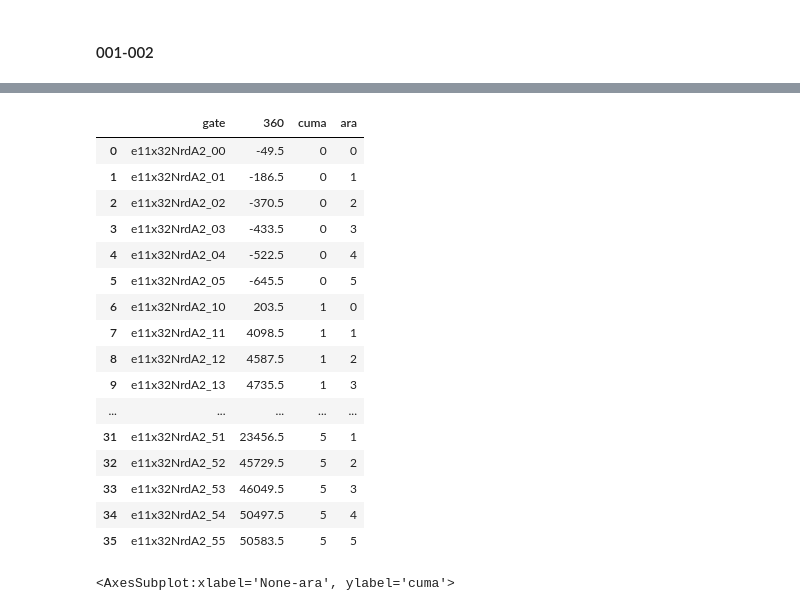
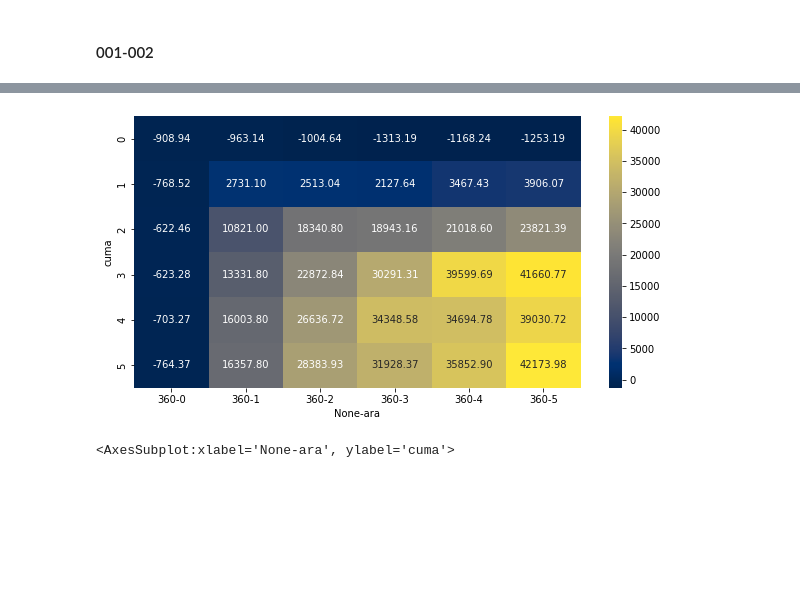
Before and after one commit to rmardian/intein-based-circuits, a Jupyter notebook: Data Preprocessing - AND Gates Characterization.ipynb, the cells around one changed output, grey strips where cells are left out. Drawn from its saved outputs; the diff is of its cells as text; code cells hidden in the pictures; blank space fills up the shorter version.

```diff
--- a/Data Preprocessing - AND Gates Characterization.ipynb
+++ b/Data Preprocessing - AND Gates Characterization.ipynb
@@ -65,18 +65,18 @@ def generate_data(df, name, h=24, m=0, num_data=4, start_idx=3, col='short_name'
         datas.append(data)
     return datas
 
-def get_blank_corrected(data, blanks):
+def get_blank_corrected(data):
 
-    blank_avg = data[blanks].mean(axis=1)
-    return data.sub(blank_avg, axis=0)
+    blank_corrected = data.sub(data[filter(lambda x: x.startswith('blank'), data.columns)].mean(axis=1), axis=0)
+    return blank_corrected.drop(filter(lambda x: x.startswith('blank'), blank_corrected.columns), axis=1)
 
-def get_neg_ctrl_corrected(fluo, od, blanks, neg_ctrls):
+def get_neg_ctrl_corrected(fluo, od):
 
-    blank_corr_fluo = get_blank_corrected(fluo, blanks)
-    blank_corr_od = get_blank_corrected(od, blanks)
+    blank_corr_fluo = get_blank_corrected(fluo)
+    blank_corr_od = get_blank_corrected(od)
     data = blank_corr_fluo / blank_corr_od
-    neg_avg = data[neg_ctrls].mean(axis=1)
-    return data.sub(neg_avg, axis=0)
+    neg_corrected = data.sub(data[filter(lambda x: x.startswith('negative-control'), data.columns)].mean(axis=1), axis=0)
+    return neg_corrected.drop(filter(lambda x: x.startswith('negative-control'), neg_corrected.columns), axis=1)
 # %% [markdown]
 #### 001-002
 # %%
@@ -121,0 +90,5 @@ datas[1].iloc[:,-10:]
+# %%
+fluo = datas[5][filter(lambda x: '-amp' not in x, datas[5].columns)]
+od = datas[4][filter(lambda x: '-amp' not in x, datas[4].columns)]
+plate1 = get_neg_ctrl_corrected(fluo, od)
+plate1
@@ -122,29 +138,16 @@ datas[1].iloc[:,-10:]
 # %%
-fluo = datas[1].iloc[18][filter(lambda x: x.startswith('e11x32NrdA2'), datas[1].iloc[18].index)]
+plt.figure(figsize=[10, 5])
+fluo = plate1.iloc[18][filter(lambda x: x.startswith('e15x32gp411'), plate1.iloc[18].index)]
 fluo_t = fluo.reset_index().rename(columns={'short_name': 'gate'})
 fluo_t['cuma'] = fluo_t['gate'].str[-2]
 fluo_t['ara'] = fluo_t['gate'].str[-1]
-fluo_t
+fluo_pvt = fluo_t.drop('gate', axis=1).pivot('cuma', 'ara')
+sns.heatmap(fluo_pvt, annot=True, fmt='.2f', cmap='cividis')
+plt.show()
 #fluo_pvt = fluo_t.drop('gate', axis=1).pivot('cuma', 'ara')
 #sns.heatmap(fluo_pvt, annot=True, fmt='.2f', cmap='cividis')
 # %% [output]
-|  | gate | 360 | cuma | ara |
-| 0 | e11x32NrdA2_00 | -49.5 | 0 | 0 |
-| 1 | e11x32NrdA2_01 | -186.5 | 0 | 1 |
-| 2 | e11x32NrdA2_02 | -370.5 | 0 | 2 |
-| 3 | e11x32NrdA2_03 | -433.5 | 0 | 3 |
-| 4 | e11x32NrdA2_04 | -522.5 | 0 | 4 |
-| 5 | e11x32NrdA2_05 | -645.5 | 0 | 5 |
-| 6 | e11x32NrdA2_10 | 203.5 | 1 | 0 |
-| 7 | e11x32NrdA2_11 | 4098.5 | 1 | 1 |
-| 8 | e11x32NrdA2_12 | 4587.5 | 1 | 2 |
-| 9 | e11x32NrdA2_13 | 4735.5 | 1 | 3 |
-| ... | ... | ... | ... | ... |
-| 31 | e11x32NrdA2_51 | 23456.5 | 5 | 1 |
-| 32 | e11x32NrdA2_52 | 45729.5 | 5 | 2 |
-| 33 | e11x32NrdA2_53 | 46049.5 | 5 | 3 |
-| 34 | e11x32NrdA2_54 | 50497.5 | 5 | 4 |
-| 35 | e11x32NrdA2_55 | 50583.5 | 5 | 5 |
+[figure, added]
 # %%
 fluo = datas[5].iloc[18][filter(lambda x: x.startswith('e11x32NrdA2'), datas[5].iloc[18].index)]
 fluo_t = fluo.reset_index().rename(columns={'short_name': 'gate'})
```
Also changed, not shown: parts of 4 cells of this notebook.
